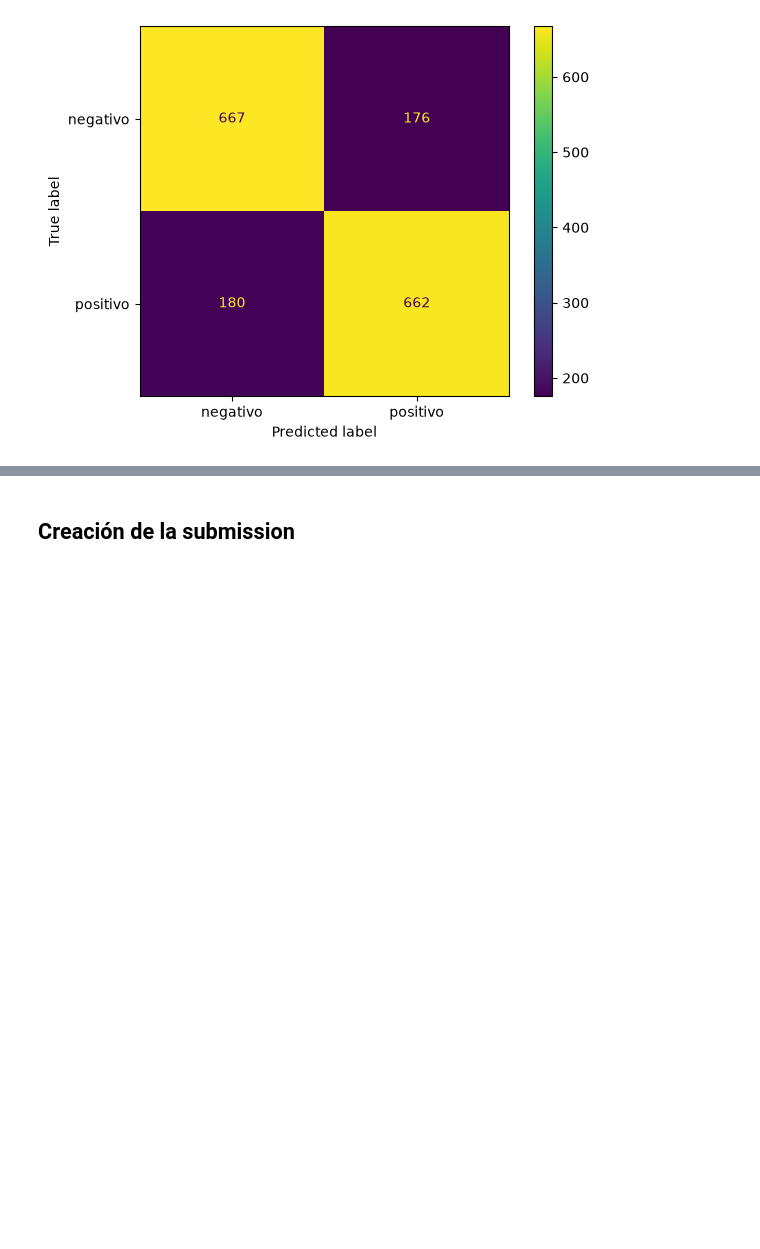
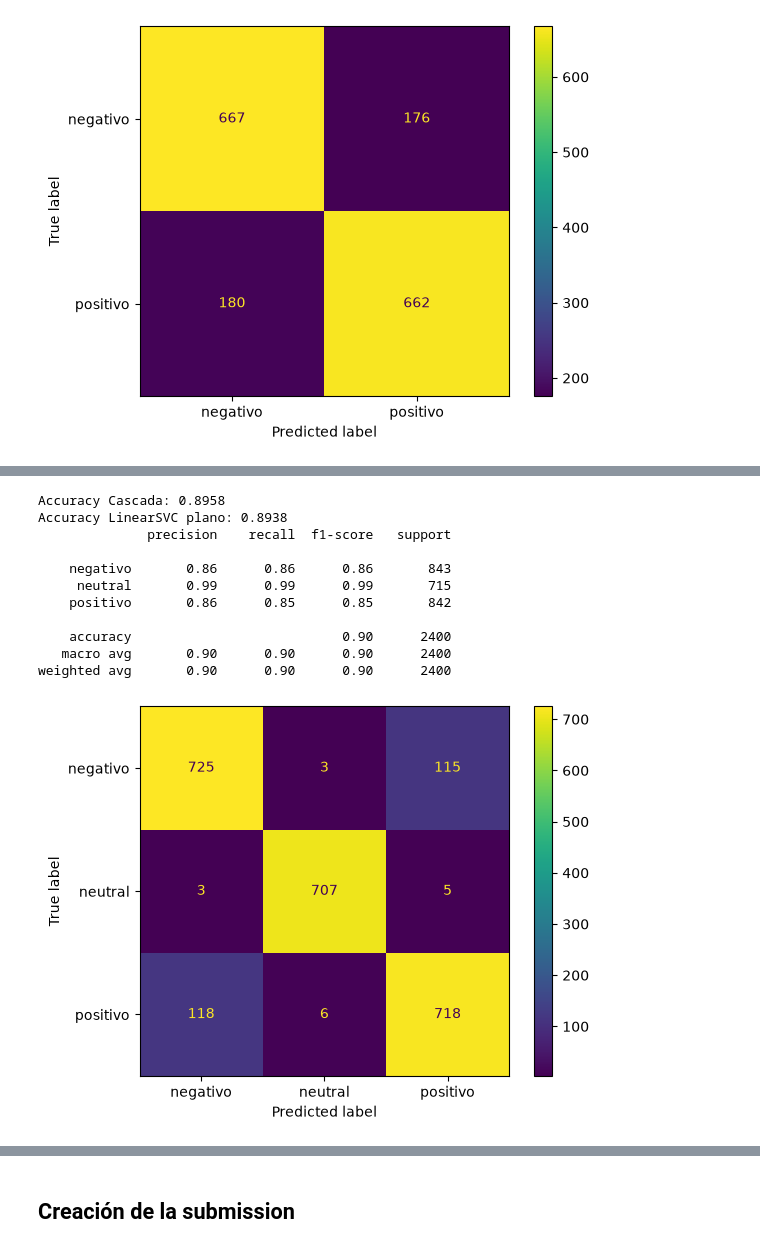
Before and after one commit to PedroSTrujillo/proyecto-ml, a Jupyter notebook: model_training.ipynb, the cells around one changed output, grey strips where cells are left out. Saved outputs shown, nothing was run; the diff lists cells and outputs as text; code cells hidden in the pictures; blank space fills up the shorter version.

```diff
--- a/model_training.ipynb
+++ b/model_training.ipynb
@@ -1056,0 +1198,11 @@ weighted avg       0.79      0.79      0.79      1685
+# %%
+def entrenar_cascada(X, y, modelo_neutral, modelo_polaridad):
+    y = np.asarray(y)
+    es_neutral = y == "neutral"
+    modelo_neutral.fit(X, es_neutral)                       # etapa 1: todas las reseñas
+    modelo_polaridad.fit(X[~es_neutral], y[~es_neutral])    # etapa 2: solo positivas y negativas
+    return modelo_neutral, modelo_polaridad
+
+
+def predecir_cascada(X, modelo_neutral, modelo_polaridad):
+    return np.where(modelo_neutral.predict(X), "neutral", modelo_polaridad.predict(X))
@@ -1056,0 +1274,24 @@ weighted avg       0.79      0.79      0.79      1685
+# %%
+etapa1_final, etapa2_final = entrenar_cascada(
+    X_train_transformed, y_train, LinearSVC(C=1.0), LinearSVC(C=1.0)
+)
+y_pred_cascade = predecir_cascada(X_test_transformed, etapa1_final, etapa2_final)
+
+print(f"Accuracy Cascada: {accuracy_score(y_test, y_pred_cascade):.4f}")
+print(f"Accuracy LinearSVC plano: {accuracy_linear_svc:.4f}")
+print(classification_report(y_test, y_pred_cascade))
+ConfusionMatrixDisplay.from_predictions(y_test, y_pred_cascade)
+plt.show()
+# %% [output]
+Accuracy Cascada: 0.8958
+Accuracy LinearSVC plano: 0.8938
+              precision    recall  f1-score   support
+
+    negativo       0.86      0.86      0.86       843
+     neutral       0.99      0.99      0.99       715
+    positivo       0.86      0.85      0.85       842
+
+    accuracy                           0.90      2400
+   macro avg       0.90      0.90      0.90      2400
+weighted avg       0.90      0.90      0.90      2400
+[figure, added]
```
Also changed, not shown: parts of 23 cells of this notebook, 1 other file.
